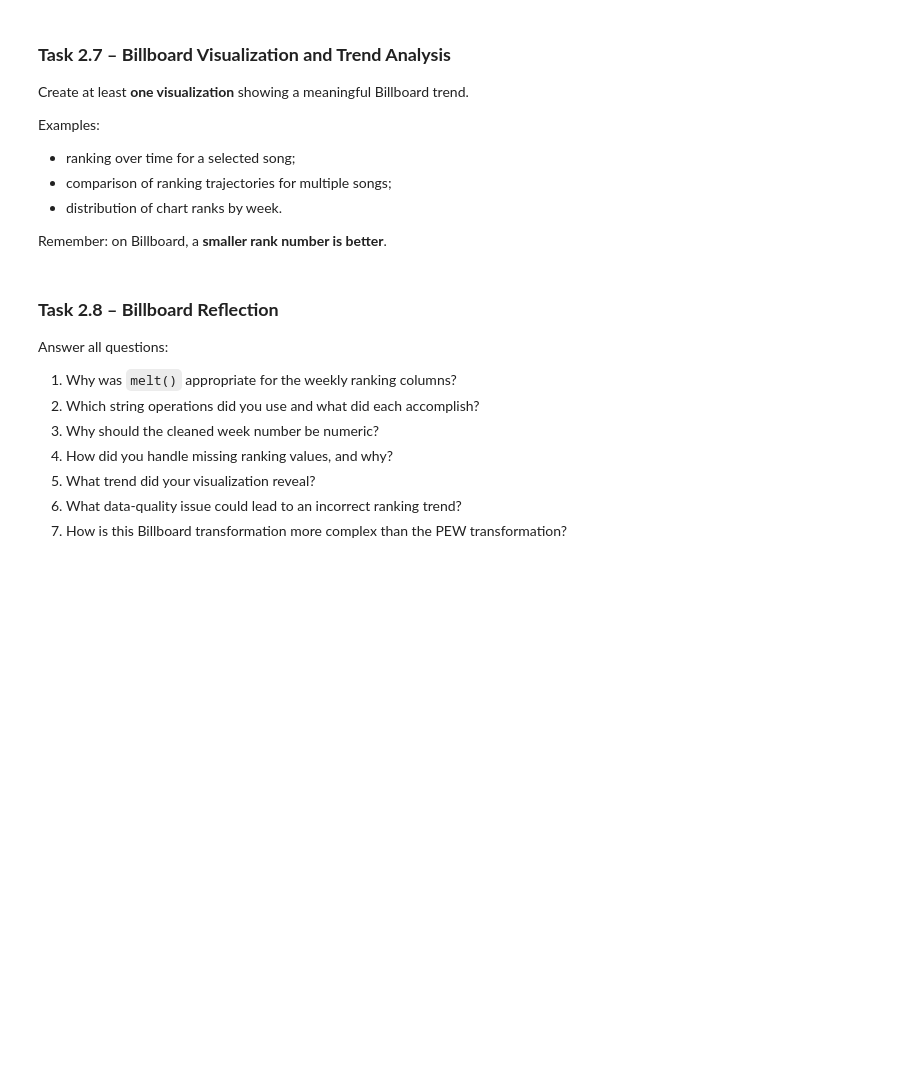
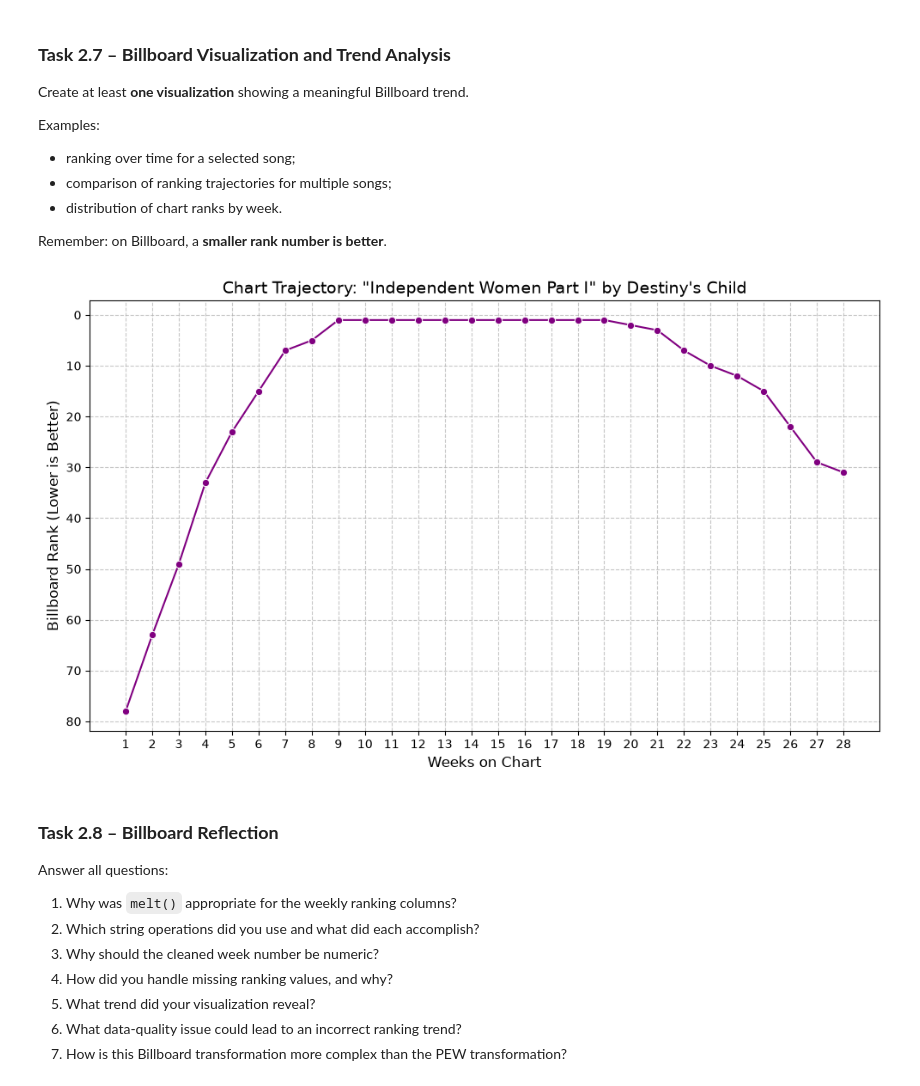
Before and after one commit to ricardo-mohammed/cleaning-imputation-outliers, a Jupyter notebook: notebooks/week5Lab_Students.ipynb, the cells around one changed output. Cells and saved outputs as stored; diff of their text form; code cells hidden in the pictures; blank space fills up the shorter version.

```diff
--- a/notebooks/week5Lab_Students.ipynb
+++ b/notebooks/week5Lab_Students.ipynb
@@ -400,0 +503,14 @@ Your result should contain:
+# %%
+# Identify the columns that uniquely identify a song (the id_vars)
+# Updated to match the exact column names in YOUR downloaded billboard.csv
+id_columns = ['artist', 'track', 'date entered']
+
+# Melt the week columns into two new columns: 'week' and 'rank'
+billboard_tidy = billboard.melt(
+    id_vars=id_columns,
+    var_name='week',
+    value_name='rank'
+)
+
+print(f"Reshaped from {billboard.shape} to {billboard_tidy.shape}")
+display(billboard_tidy.head(10))
@@ -440,0 +666,13 @@ Document the equation you use and check for off-by-one-week errors.
+# %%
+# Task 2.6 – Optional Date Enhancement
+
+# Ensure the 'date entered' column is in datetime format
+billboard_clean['date entered'] = pd.to_datetime(billboard_clean['date entered'])
+
+# Calculate the approximate chart date for each weekly observation
+# Equation: Chart Date = Date Entered + (Week Number - 1) weeks
+# Note: We subtract 1 from the week number because Week 1 IS the date entered (adding 0 weeks).
+billboard_clean['chart_date'] = billboard_clean['date entered'] + pd.to_timedelta((billboard_clean['week'] - 1), unit='W')
+
+# Display the results to verify the date math
+display(billboard_clean[['artist', 'track', 'week', 'date entered', 'chart_date', 'rank']].head(10))
@@ -455,3 +710,23 @@ Remember: on Billboard, a **smaller rank number is better**.
+# %%
+# Let's track the chart trajectory of a famous song, e.g., "Destiny's Child" - "Independent Women Part I"
+# (Or you can pick any song that has enough weeks of data)
+target_song = billboard_clean[billboard_clean['track'] == "Independent Women Part I"]
+
+plt.figure(figsize=(10, 6))
+sns.lineplot(data=target_song, x='week', y='rank', marker='o', color='purple')
+
+# Invert the y-axis because in Billboard, a LOWER rank number is BETTER (e.g., #1 is top)
+plt.gca().invert_yaxis()
+
+plt.title('Chart Trajectory: "Independent Women Part I" by Destiny\'s Child', fontsize=14)
+plt.xlabel('Weeks on Chart', fontsize=12)
+plt.ylabel('Billboard Rank (Lower is Better)', fontsize=12)
+plt.xticks(range(1, int(target_song['week'].max()) + 1))
+plt.grid(True, linestyle='--', alpha=0.7)
+plt.tight_layout()
+plt.show()
+# %% [output]
+[figure, added]
 # %% [markdown]
 ### **Task 2.8 – Billboard Reflection**
 
```
Also changed, not shown: parts of 31 cells of this notebook, 4 other files.
